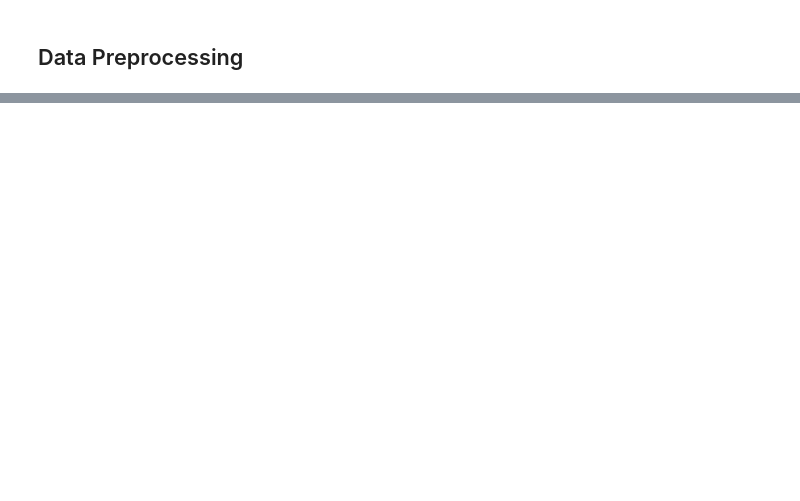
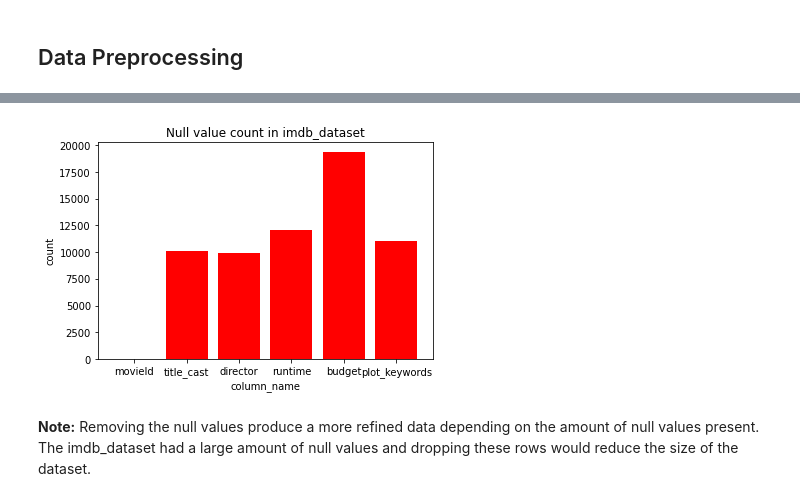
Before and after one commit to MafikengZ/Unsupervised-Learning-Recommender-Systems, a Jupyter notebook: engine.ipynb, the cells around one changed output, grey strips where cells are left out. Cells and saved outputs as stored; diff of their text form; code cells hidden in the pictures; blank space fills up the shorter version.

```diff
--- a/engine.ipynb
+++ b/engine.ipynb
@@ -83,0 +433,12 @@ data.head()
+# %%
+plt.bar(imdb_count.index,
+        imdb_count.values.reshape(len(imdb_count), ),
+        color='red')
+plt.xlabel('column_name')
+plt.ylabel('count')
+plt.title('Null value count in imdb_dataset')
+plt.show()
+# %% [output]
+[figure, added]
+# %% [markdown]
+**Note:** Removing the null values produce a more refined data depending on the amount of null values present. The imdb_dataset had a large amount of null values and dropping these rows would reduce the size of the dataset.
```
Also changed, not shown: parts of 80 cells of this notebook.
